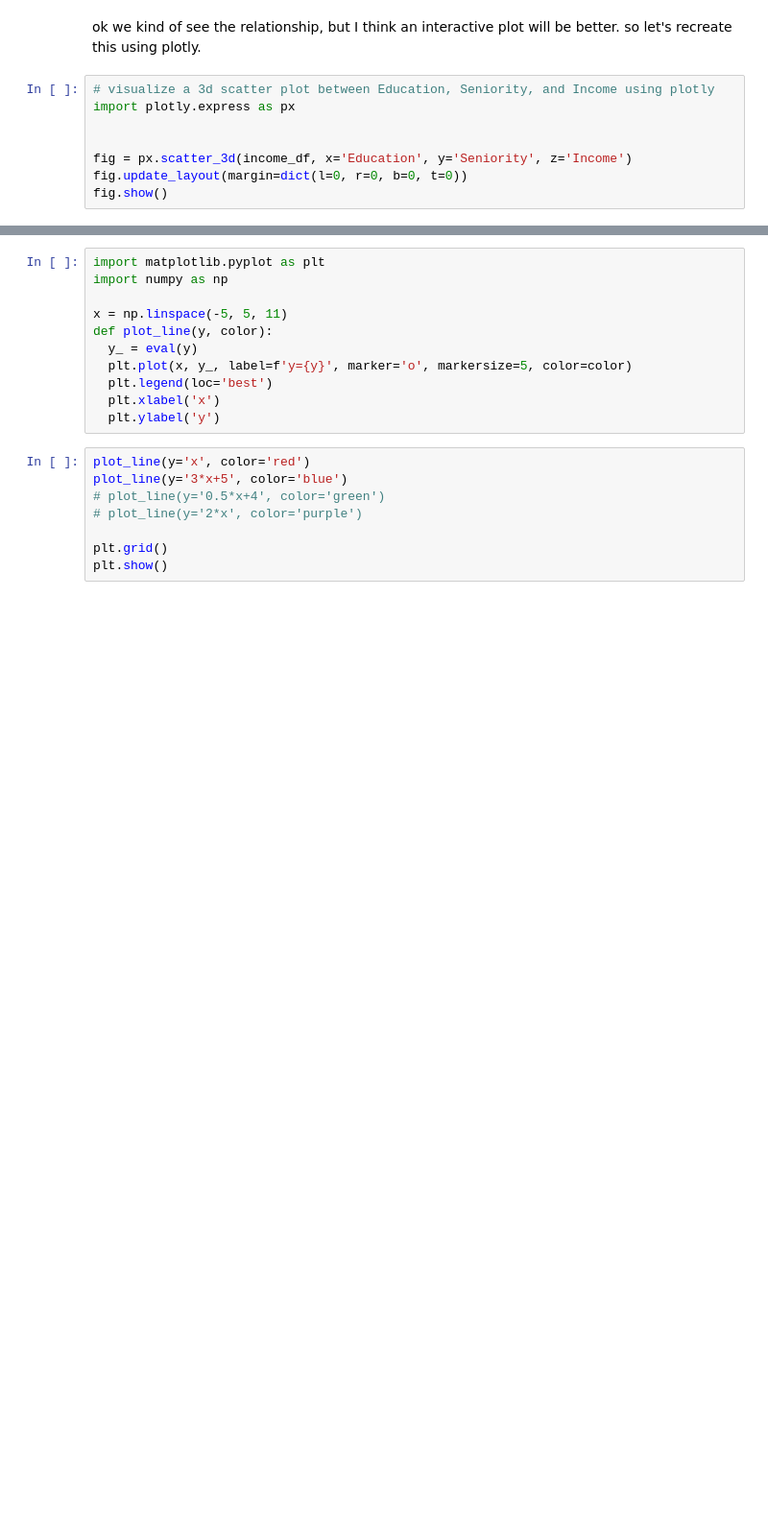
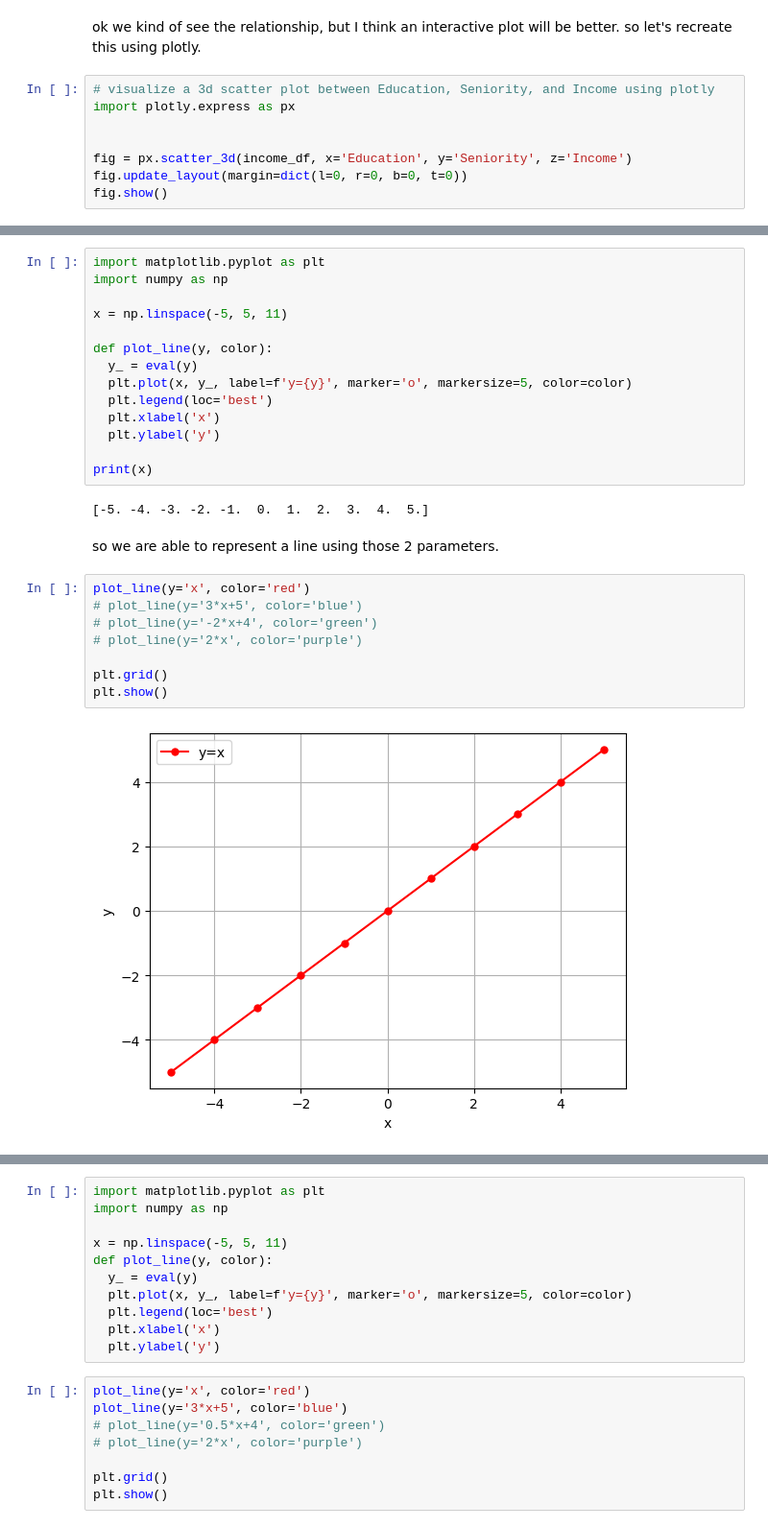
Before and after one commit to IT4063C/IT4063C.github.io, a Jupyter notebook: content/course-notes/9.ml-regression/transcript.ipynb, the cells around one changed output, grey strips where cells are left out. Shown at 96% size. Drawn from its saved outputs; the diff is of its cells as text; blank space fills up the shorter version.

```diff
--- a/content/course-notes/9.ml-regression/transcript.ipynb
+++ b/content/course-notes/9.ml-regression/transcript.ipynb
@@ -265,0 +247,28 @@ where:
+# %%
+import matplotlib.pyplot as plt
+import numpy as np
+
+x = np.linspace(-5, 5, 11)
+
+def plot_line(y, color):
+  y_ = eval(y)
+  plt.plot(x, y_, label=f'y={y}', marker='o', markersize=5, color=color)
+  plt.legend(loc='best')
+  plt.xlabel('x')
+  plt.ylabel('y')
+
+print(x)
+# %% [output]
+[-5. -4. -3. -2. -1.  0.  1.  2.  3.  4.  5.]
+# %% [markdown]
+so we are able to represent a line using those 2 parameters.
+# %%
+plot_line(y='x', color='red')
+# plot_line(y='3*x+5', color='blue')
+# plot_line(y='-2*x+4', color='green')
+# plot_line(y='2*x', color='purple')
+
+plt.grid()
+plt.show()
+# %% [output]
+[figure, added]
```
Also changed, not shown: parts of 20 cells of this notebook, 11 other files.
